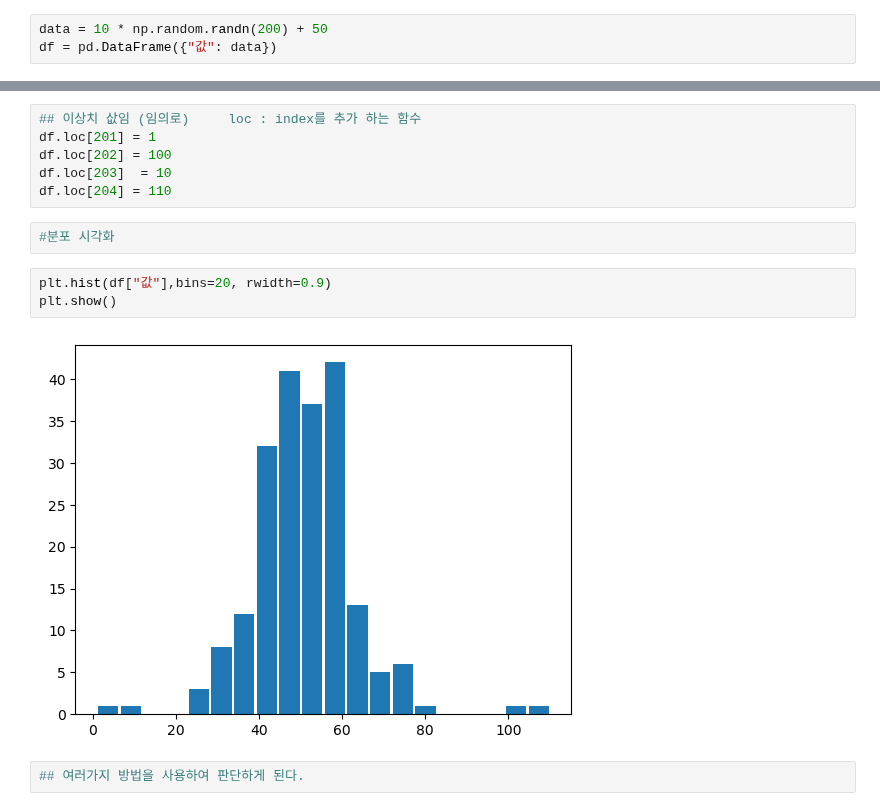
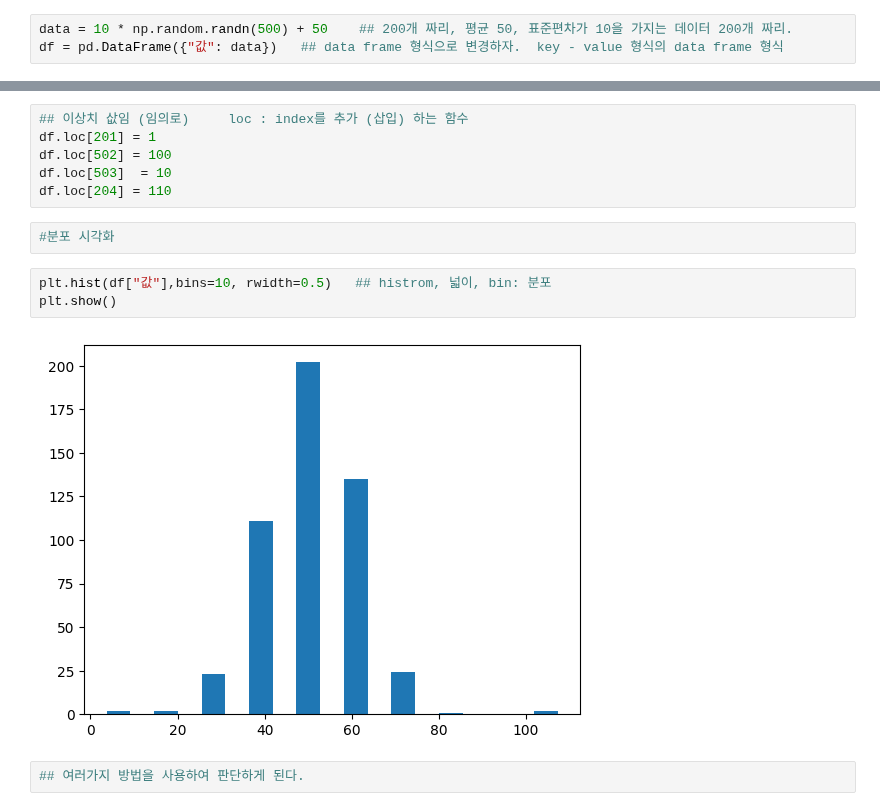
Before and after one commit to mackenly2/mjc.ai.ml, a Jupyter notebook: bud.6.2.ipynb, the cells around one changed output, grey strips where cells are left out. Drawn from its saved outputs; the diff is of its cells as text.

```diff
--- a/bud.6.2.ipynb
+++ b/bud.6.2.ipynb
@@ -7,8 +17,8 @@ import matplotlib.pyplot as plt
 # %%
 #정규분포 평균 50, 펴준편차 10을 가지는 데이터 200개 생성 --> 데이터 프레임으로 변환
 # %%
-data = 10 * np.random.randn(200) + 50
-df = pd.DataFrame({"값": data})
+data = 10 * np.random.randn(500) + 50    ## 200개 짜리, 평균 50, 표준편차가 10을 가지는 데이터 200개 짜리.
+df = pd.DataFrame({"값": data})   ## data frame 형식으로 변경하자.  key - value 형식의 data frame 형식
 # %%
 df
 # %% [output]
@@ -28,15 +38,15 @@ df
 # %%
-## 이상치 삾임 (임의로)     loc : index를 추가 하는 함수
+## 이상치 삾임 (임의로)     loc : index를 추가 (삽입) 하는 함수
 df.loc[201] = 1
-df.loc[202] = 100
-df.loc[203]  = 10
+df.loc[502] = 100
+df.loc[503]  = 10
 df.loc[204] = 110
 # %%
 #분포 시각화
 # %%
-plt.hist(df["값"],bins=20, rwidth=0.9)
+plt.hist(df["값"],bins=10, rwidth=0.5)   ## histrom, 넓이, bin: 분포
 plt.show()
 # %% [output]
-[figure, old version]
+[figure, new version]
 # %%
 ## 여러가지 방법을 사용하여 판단하게 된다.
```
Also changed, not shown: parts of 10 cells of this notebook.
